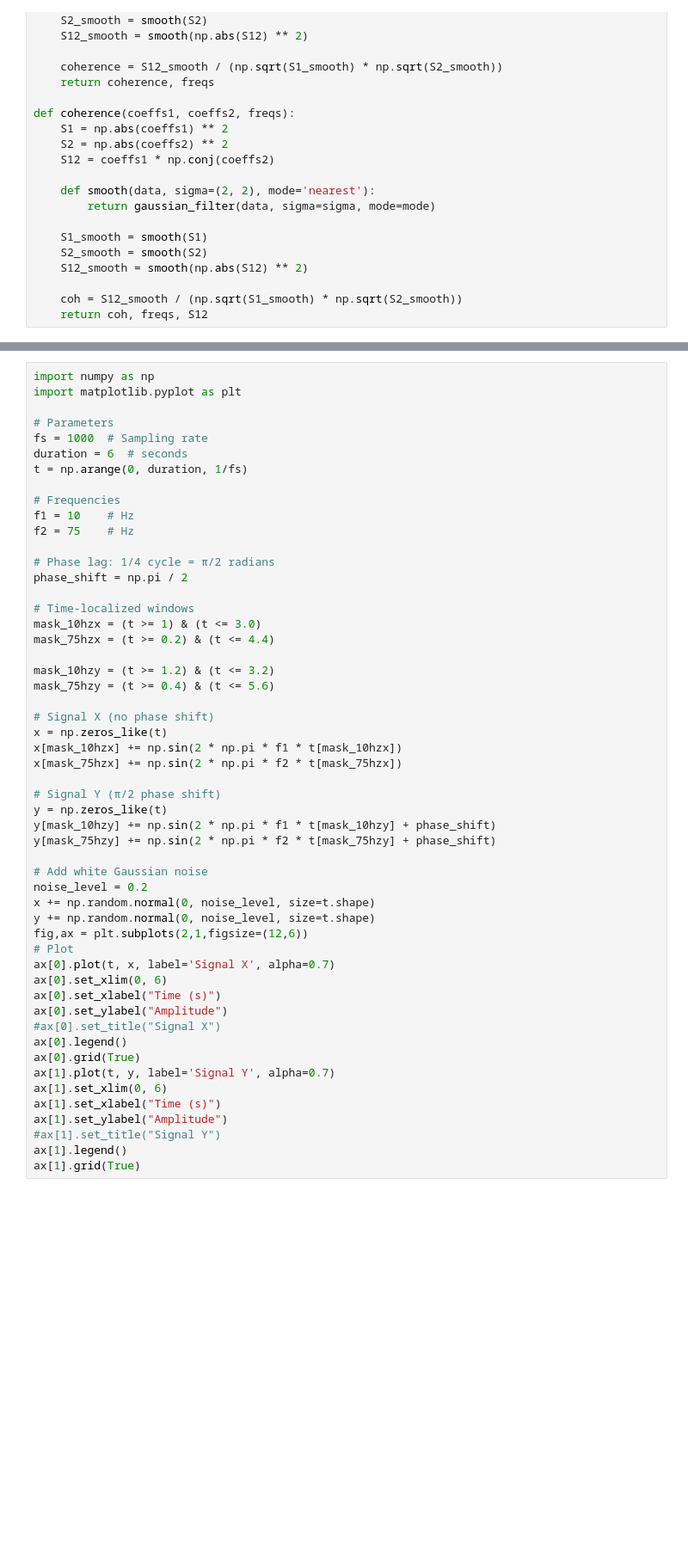
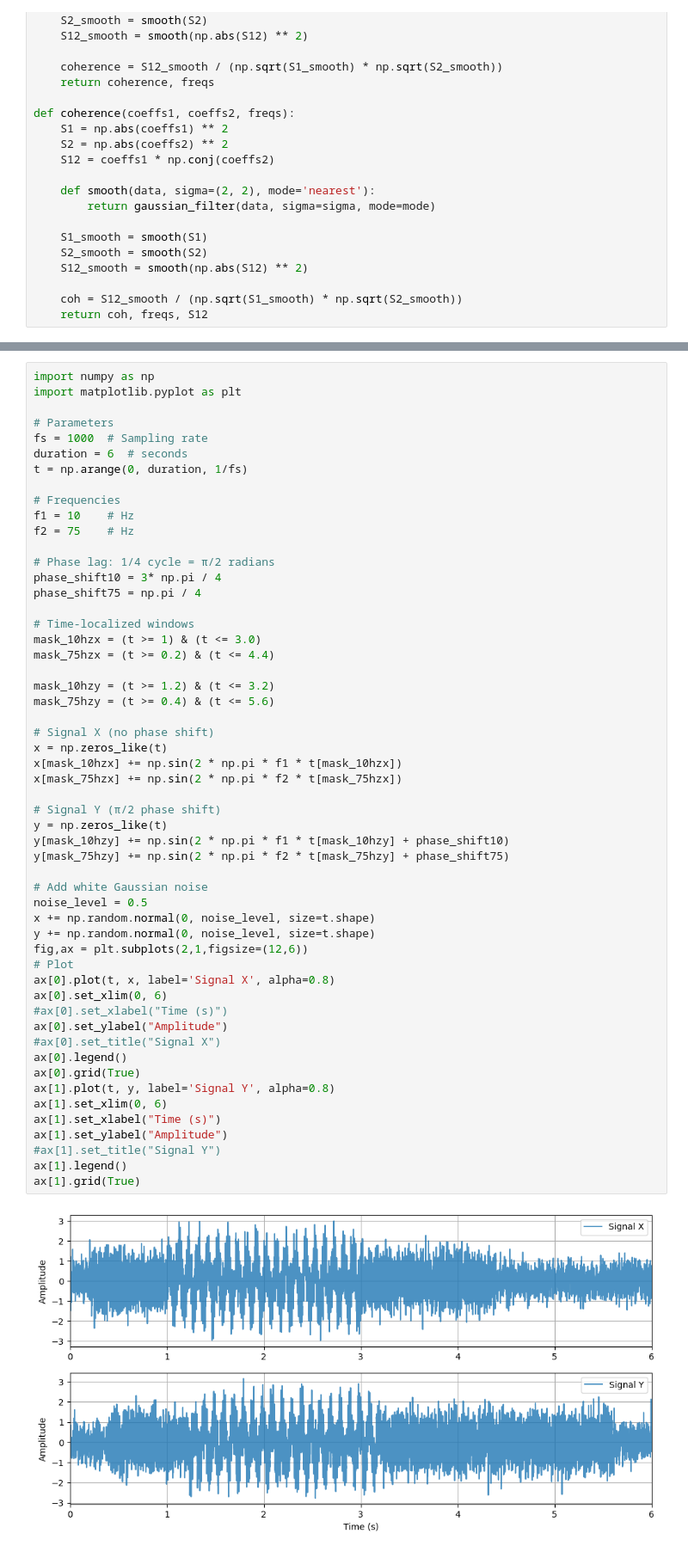
Before and after one commit to noshore5/Wavelet-Tech, a Jupyter notebook: finance/app copy.ipynb, the cells around one changed output, grey strips where cells are left out. Shown at 86% size. Saved outputs shown, nothing was run; the diff lists cells and outputs as text; blank space fills up the shorter version.

```diff
--- a/finance/app copy.ipynb
+++ b/finance/app copy.ipynb
@@ -255,45 +250,48 @@ f1 = 10    # Hz
 f2 = 75    # Hz
 
 # Phase lag: 1/4 cycle = π/2 radians
-phase_shift = np.pi / 2
+phase_shift10 = 3* np.pi / 4
+phase_shift75 = np.pi / 4
 
 # Time-localized windows
 mask_10hzx = (t >= 1) & (t <= 3.0)
 mask_75hzx = (t >= 0.2) & (t <= 4.4)
 
 mask_10hzy = (t >= 1.2) & (t <= 3.2)
 mask_75hzy = (t >= 0.4) & (t <= 5.6)
 
 # Signal X (no phase shift)
 x = np.zeros_like(t)
 x[mask_10hzx] += np.sin(2 * np.pi * f1 * t[mask_10hzx])
 x[mask_75hzx] += np.sin(2 * np.pi * f2 * t[mask_75hzx])
 
 # Signal Y (π/2 phase shift)
 y = np.zeros_like(t)
-y[mask_10hzy] += np.sin(2 * np.pi * f1 * t[mask_10hzy] + phase_shift)
-y[mask_75hzy] += np.sin(2 * np.pi * f2 * t[mask_75hzy] + phase_shift)
+y[mask_10hzy] += np.sin(2 * np.pi * f1 * t[mask_10hzy] + phase_shift10)
+y[mask_75hzy] += np.sin(2 * np.pi * f2 * t[mask_75hzy] + phase_shift75)
 
 # Add white Gaussian noise
-noise_level = 0.2
+noise_level = 0.5
 x += np.random.normal(0, noise_level, size=t.shape)
 y += np.random.normal(0, noise_level, size=t.shape)
 fig,ax = plt.subplots(2,1,figsize=(12,6))
 # Plot
-ax[0].plot(t, x, label='Signal X', alpha=0.7)
+ax[0].plot(t, x, label='Signal X', alpha=0.8)
 ax[0].set_xlim(0, 6)
-ax[0].set_xlabel("Time (s)")
+#ax[0].set_xlabel("Time (s)")
 ax[0].set_ylabel("Amplitude")
 #ax[0].set_title("Signal X")
 ax[0].legend()
 ax[0].grid(True)
-ax[1].plot(t, y, label='Signal Y', alpha=0.7)
+ax[1].plot(t, y, label='Signal Y', alpha=0.8)
 ax[1].set_xlim(0, 6)
 ax[1].set_xlabel("Time (s)")
 ax[1].set_ylabel("Amplitude")
 #ax[1].set_title("Signal Y")
 ax[1].legend()
 ax[1].grid(True)
+# %% [output]
+[figure, added]
 # %%
 def coherence_plot(coh,freqs,sampling_rate):
     y_values = np.logspace(np.log10(freqs[0]), np.log10(freqs[-1]), len(freqs))
```
Also changed, not shown: parts of 8 cells of this notebook, 3 other files.
